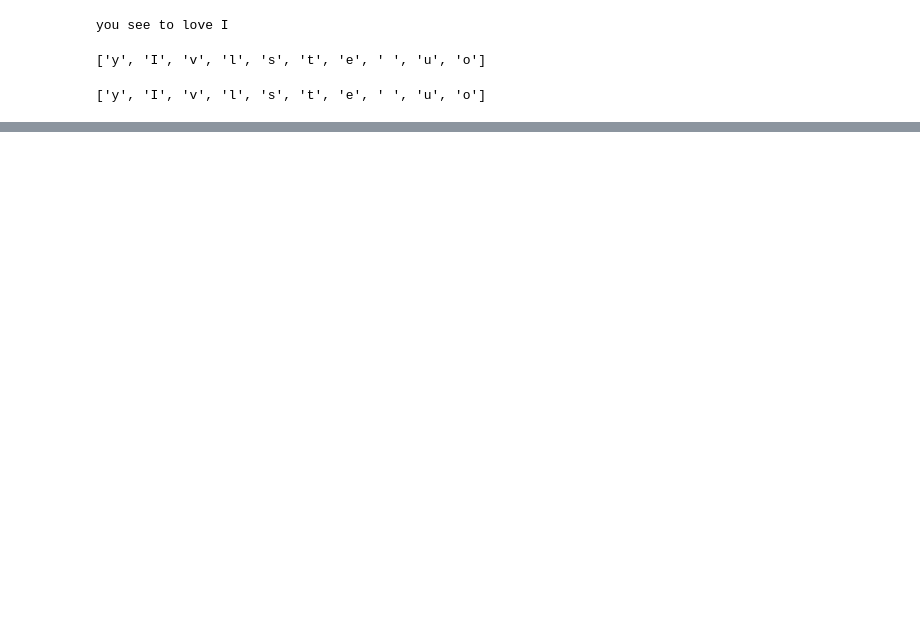
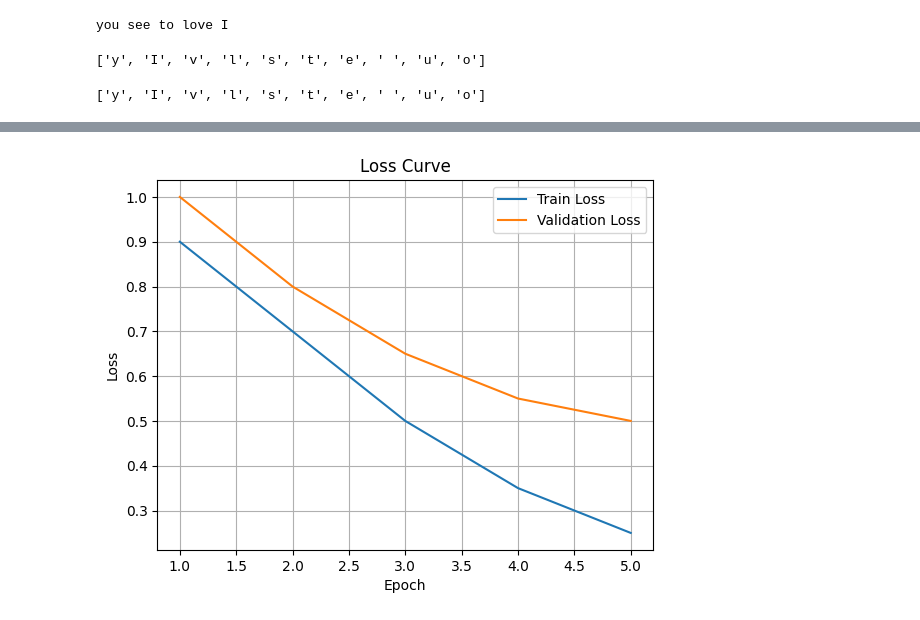
Before and after one commit to eternalclarity/AI-Learning, a Jupyter notebook: week01_python_review/test.ipynb, the cells around one changed output, grey strips where cells are left out. Cells and saved outputs as stored; diff of their text form; code cells hidden in the pictures; blank space fills up the shorter version.

```diff
--- a/week01_python_review/test.ipynb
+++ b/week01_python_review/test.ipynb
@@ -136,3 +130,26 @@ def logging(log_file: str = "week1_python_review/scripts/train.log") -> None:
     logging.info("程序开始运行")
     logging.warning("这是警告")
     logging.error("这是错误")
+# %%
+def plot() -> None:
+    import matplotlib.pyplot as plt
+
+    epochs = [1, 2, 3, 4, 5]
+
+    train_loss = [0.9, 0.7, 0.5, 0.35, 0.25]
+    val_loss = [1.0, 0.8, 0.65, 0.55, 0.50]
+
+    plt.plot(epochs, train_loss, label="Train Loss")
+    plt.plot(epochs, val_loss, label="Validation Loss")
+
+    plt.title("Loss Curve")
+    plt.xlabel("Epoch")
+    plt.ylabel("Loss")
+    plt.grid(True)
+
+    plt.legend()
+
+    plt.show()
+plot()
+# %% [output]
+[figure, added]
```
Also changed, not shown: parts of 4 cells of this notebook, 3 other files.
